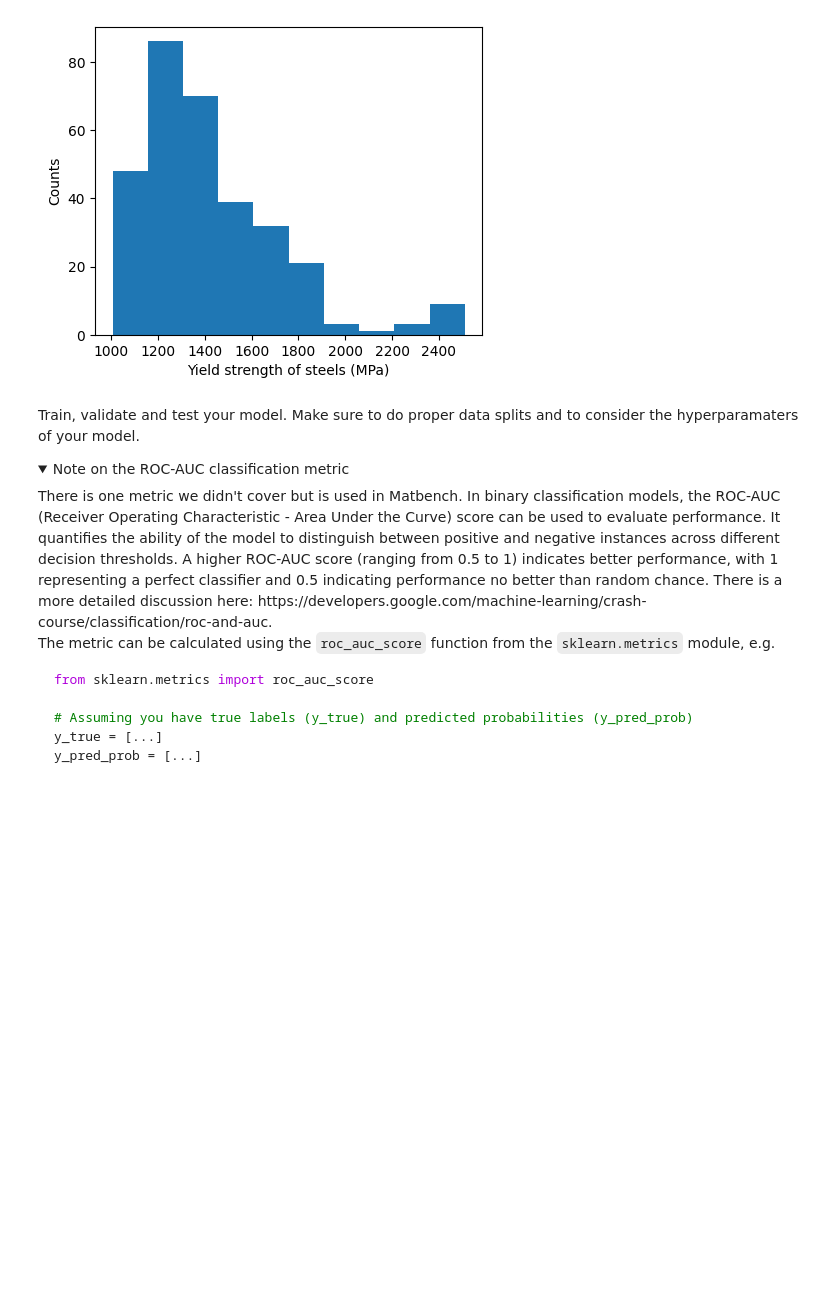
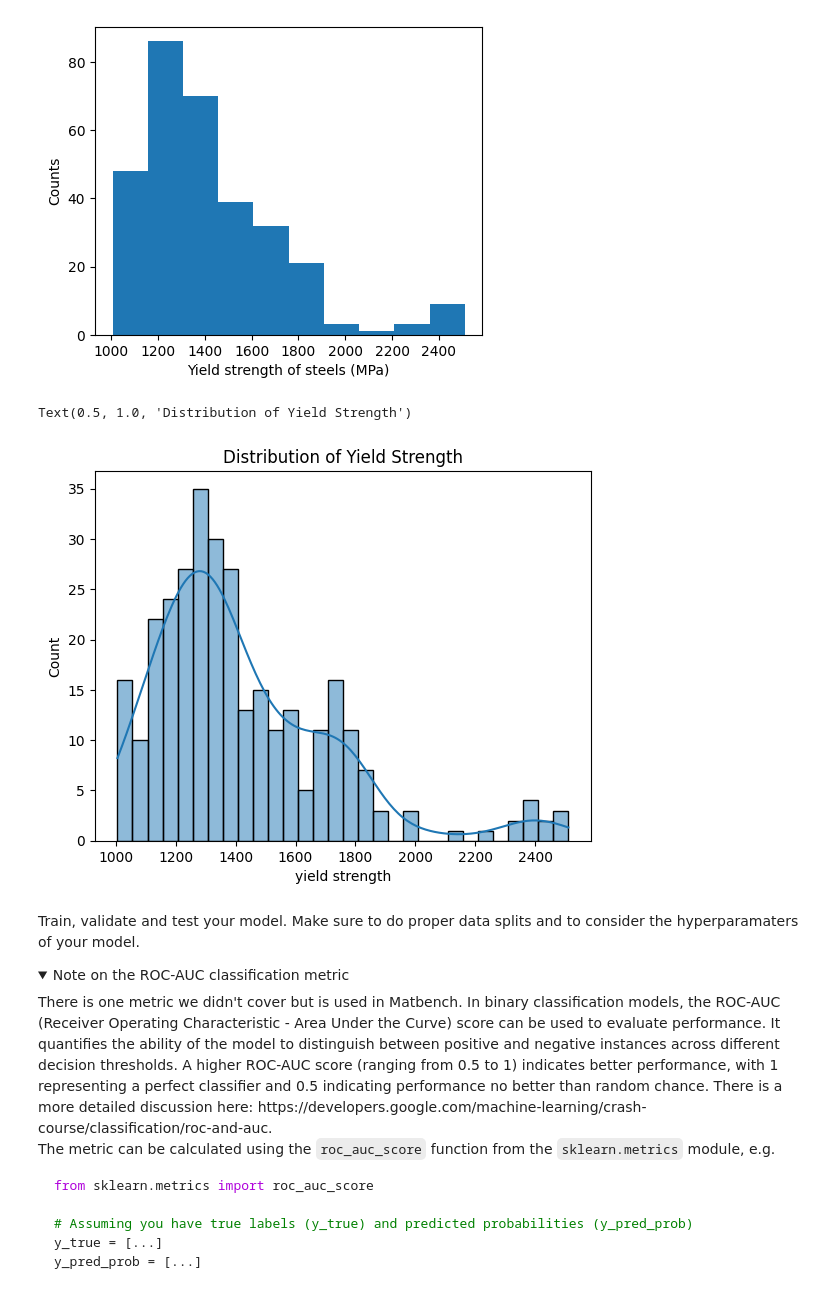
Before and after one commit to whyyyyyft/ML-materials, a Jupyter notebook: ML_Research.ipynb, the cells around one changed output. Drawn from its saved outputs; the diff is of its cells as text; code cells hidden in the pictures; folded sections open; blank space fills up the shorter version.

```diff
--- a/ML_Research.ipynb
+++ b/ML_Research.ipynb
@@ -155,6 +165,15 @@ ax.set_ylabel('Counts')
 plt.show()
 # %% [output]
 [figure]
+# %%
+import seaborn as sns
+import matplotlib.pyplot as plt
+
+sns.histplot(y, bins=30, kde=True)
+plt.title("Distribution of Yield Strength")
+# %% [output]
+Text(0.5, 1.0, 'Distribution of Yield Strength')
+[figure, added]
 # %% [markdown]
 Train, validate and test your model. Make sure to do proper data splits and to consider the hyperparamaters of your model.
 
```
Also changed, not shown: parts of 30 cells of this notebook.
